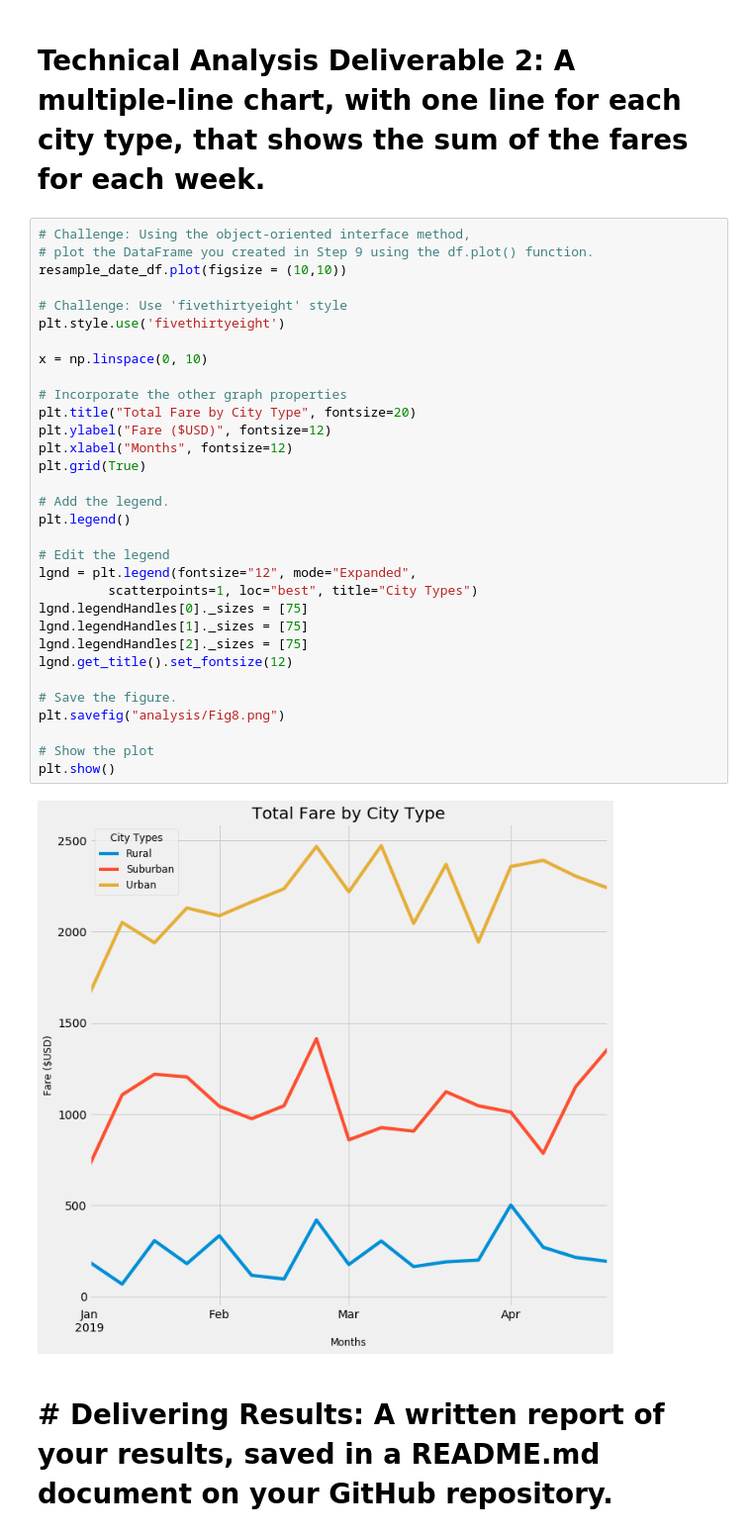
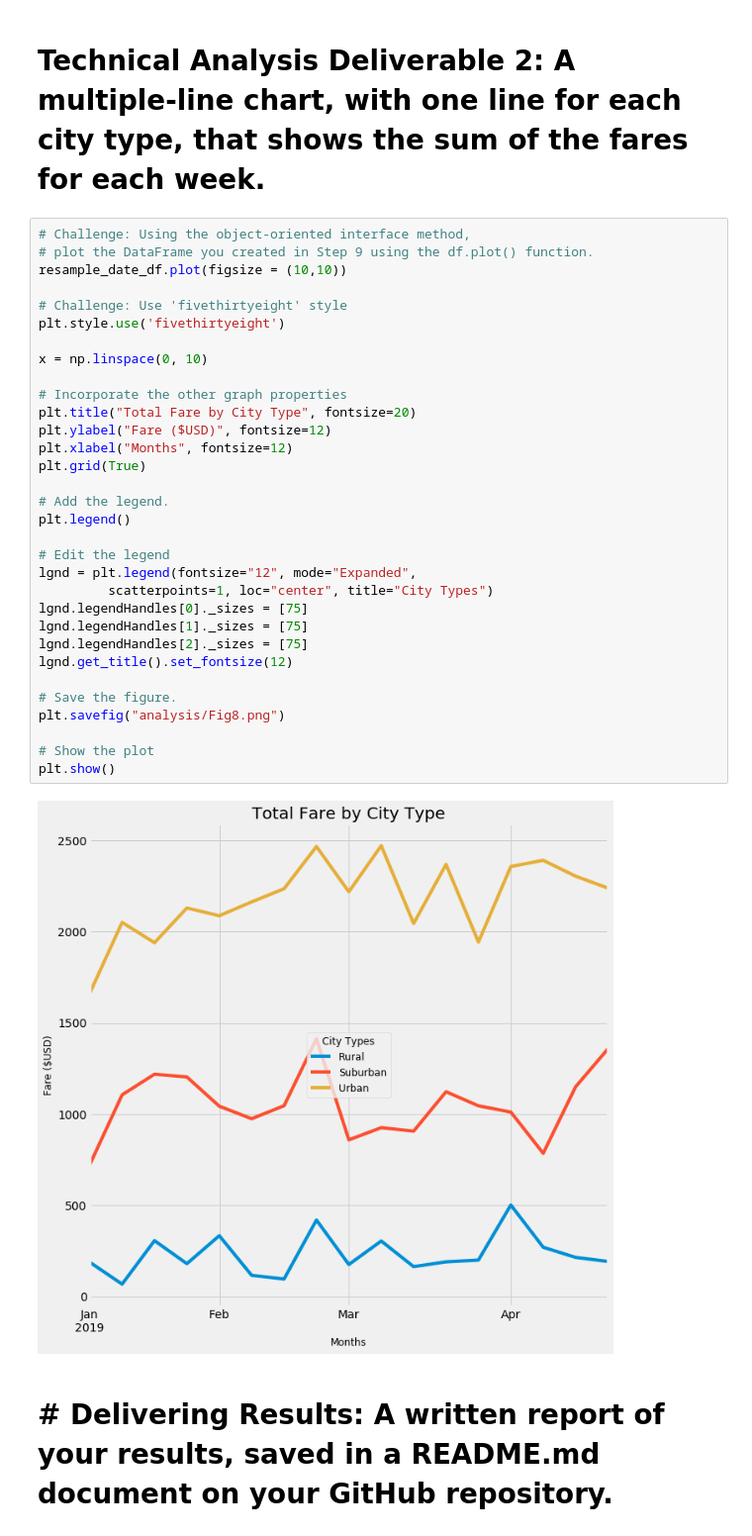
Before and after one commit to rlau929/PyBer_Analysis, a Jupyter notebook: PyBer_Challenge.ipynb, the cells around one changed output. Shown: that part at 99% size. Saved outputs shown, nothing was run; the diff lists cells and outputs as text.

```diff
--- a/PyBer_Challenge.ipynb
+++ b/PyBer_Challenge.ipynb
@@ -265,35 +265,35 @@ resample_date_df
 # plot the DataFrame you created in Step 9 using the df.plot() function.
 resample_date_df.plot(figsize = (10,10))
 
 # Challenge: Use 'fivethirtyeight' style
 plt.style.use('fivethirtyeight')
 
 x = np.linspace(0, 10)
 
 # Incorporate the other graph properties
 plt.title("Total Fare by City Type", fontsize=20)
 plt.ylabel("Fare ($USD)", fontsize=12)
 plt.xlabel("Months", fontsize=12)
 plt.grid(True)
 
 # Add the legend.
 plt.legend()
 
 # Edit the legend
 lgnd = plt.legend(fontsize="12", mode="Expanded",
-         scatterpoints=1, loc="best", title="City Types")
+         scatterpoints=1, loc="center", title="City Types")
 lgnd.legendHandles[0]._sizes = [75]
 lgnd.legendHandles[1]._sizes = [75]
 lgnd.legendHandles[2]._sizes = [75]
 lgnd.get_title().set_fontsize(12)
 
 # Save the figure.
 plt.savefig("analysis/Fig8.png")
 
 # Show the plot
 plt.show()
 # %% [output]
-[figure, old version]
+[figure, new version]
 # %% [markdown]
 # # Delivering Results: A written report of your results, saved in a README.md document on your GitHub repository.
 # %%
```
